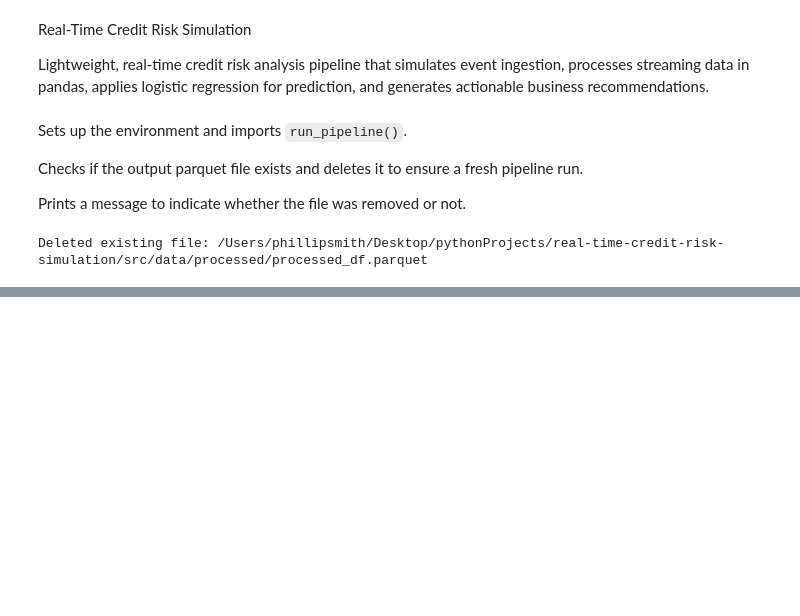
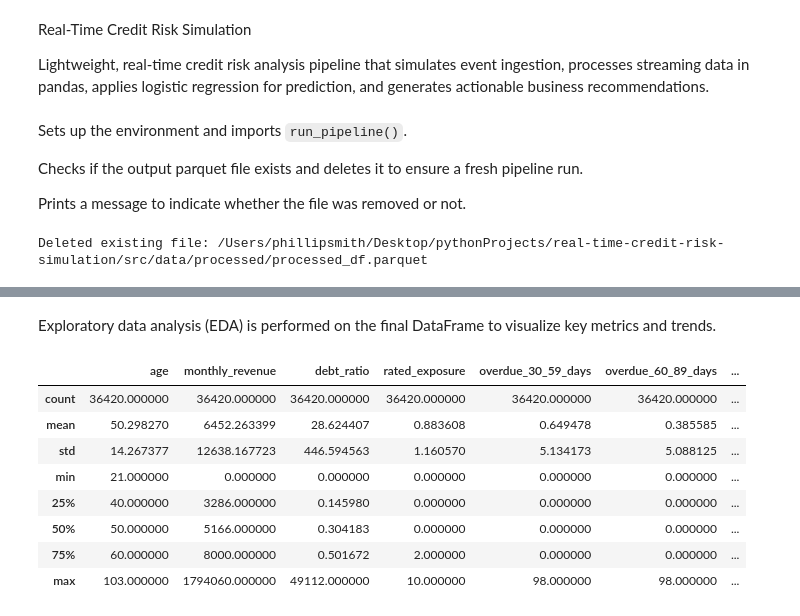
Before and after one commit to PESIII23/real-time-credit-risk-simulation, a Jupyter notebook: src/notebooks/credit_risk_analysis.ipynb, the cells around one changed output, grey strips where cells are left out. Drawn from its saved outputs; the diff is of its cells as text; code cells hidden in the pictures; blank space fills up the shorter version.

```diff
--- a/src/notebooks/credit_risk_analysis.ipynb
+++ b/src/notebooks/credit_risk_analysis.ipynb
@@ -30,6 +30,14 @@ from src.pipeline import run_pipeline
 from src.viz.plots import Plots
 
 # -----------------------------
+# Display full dataframes
+# -----------------------------
+
+pd.set_option('display.max_rows', None) # reset_option to compact dataframe view
+pd.set_option('display.max_columns', None)
+pd.set_option('display.float_format', '{:.6f}'.format)
+
+# -----------------------------
 # Define path to processed parquet file
 # -----------------------------
 file_path = Path(
@@ -118,0 +130,17 @@ Final DataFrame shape: (45063, 8)
+# %% [markdown]
+Exploratory data analysis (EDA) is performed on the final DataFrame to visualize key metrics and trends.
+# %%
+# -----------------------------
+# Statistics of final DataFrame
+# -----------------------------
+df.describe()
+# %% [output]
+|  | age | monthly_revenue | debt_ratio | rated_exposure | overdue_30_59_days | overdue_60_89_days | ... |
+| count | 36420.000000 | 36420.000000 | 36420.000000 | 36420.000000 | 36420.000000 | 36420.000000 | ... |
+| mean | 50.298270 | 6452.263399 | 28.624407 | 0.883608 | 0.649478 | 0.385585 | ... |
+| std | 14.267377 | 12638.167723 | 446.594563 | 1.160570 | 5.134173 | 5.088125 | ... |
+| min | 21.000000 | 0.000000 | 0.000000 | 0.000000 | 0.000000 | 0.000000 | ... |
+| 25% | 40.000000 | 3286.000000 | 0.145980 | 0.000000 | 0.000000 | 0.000000 | ... |
+| 50% | 50.000000 | 5166.000000 | 0.304183 | 0.000000 | 0.000000 | 0.000000 | ... |
+| 75% | 60.000000 | 8000.000000 | 0.501672 | 2.000000 | 0.000000 | 0.000000 | ... |
+| max | 103.000000 | 1794060.000000 | 49112.000000 | 10.000000 | 98.000000 | 98.000000 | ... |
```
Also changed, not shown: parts of 2 cells of this notebook, 3 other files.
